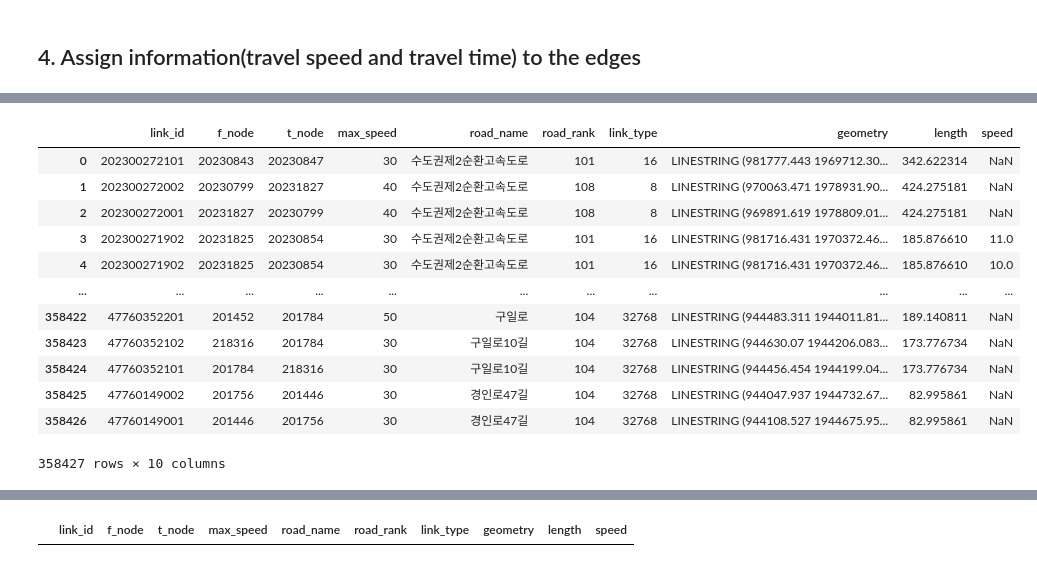
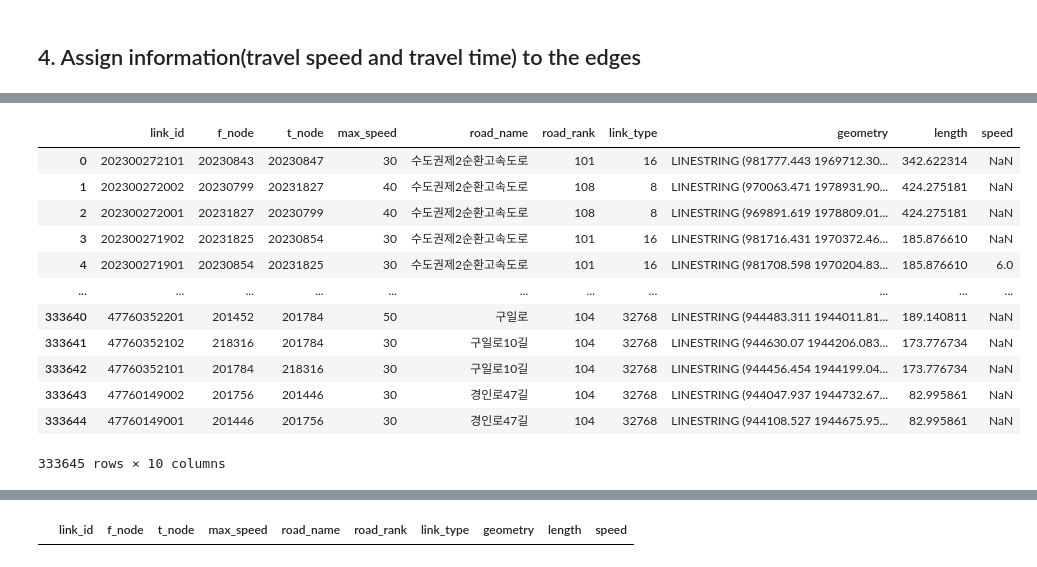
Before and after one commit to sogs03/GTFStest, a Jupyter notebook: create_network.ipynb, the cells around one changed output, grey strips where cells are left out. Cells and saved outputs as stored; diff of their text form; code cells hidden in the pictures.

```diff
--- a/create_network.ipynb
+++ b/create_network.ipynb
@@ -242,7 +242,12 @@ speed_incheon = pd.read_csv('./data/PercentileSpeed_202309_incheon.csv')
 
 print(speed_gyeonggi.index.nunique(), speed_seoul.index.nunique(), speed_incheon.index.nunique())
 speed_df = pd.concat([speed_seoul, speed_gyeonggi, speed_incheon])
-speed_df = speed_df.loc[speed_df['주요시간대'] == 8].reset_index(drop=True)
-speed_df
+
+speed_df_7 = speed_df.loc[speed_df['주요시간대'] == 7].reset_index(drop=True)
+speed_df_8 = speed_df.loc[speed_df['주요시간대'] == 8].reset_index(drop=True)
+speed_df_11 = speed_df.loc[speed_df['주요시간대'] == 11].reset_index(drop=True)
+speed_df_12 = speed_df.loc[speed_df['주요시간대'] == 12].reset_index(drop=True)
+speed_df_17 = speed_df.loc[speed_df['주요시간대'] == 17].reset_index(drop=True)
+speed_df_18 = speed_df.loc[speed_df['주요시간대'] == 18].reset_index(drop=True)
 # %% [output]
 24039 4291 1462
@@ -283,18 +291,24 @@ speed_df
 # %%
 # Merge the spped data with the edges data
-edges_gdf = edges_gdf.merge(speed_df, on='link_id', how='left')
-edges_gdf
+edges_gdf_7 = edges_gdf.merge(speed_df_7, on='link_id', how='left')
+edges_gdf_8 = edges_gdf.merge(speed_df_8, on='link_id', how='left')
+edges_gdf_11 = edges_gdf.merge(speed_df_11, on='link_id', how='left')
+edges_gdf_12 = edges_gdf.merge(speed_df_12, on='link_id', how='left')
+edges_gdf_17 = edges_gdf.merge(speed_df_17, on='link_id', how='left')
+edges_gdf_18 = edges_gdf.merge(speed_df_18, on='link_id', how='left')
+
+edges_gdf_7
 # %% [output]
 |  | link_id | f_node | t_node | max_speed | road_name | road_rank | link_type | geometry | length | speed |
 | 0 | 202300272101 | 20230843 | 20230847 | 30 | 수도권제2순환고속도로 | 101 | 16 | LINESTRING (981777.443 1969712.30... | 342.622314 | NaN |
 | 1 | 202300272002 | 20230799 | 20231827 | 40 | 수도권제2순환고속도로 | 108 | 8 | LINESTRING (970063.471 1978931.90... | 424.275181 | NaN |
 | 2 | 202300272001 | 20231827 | 20230799 | 40 | 수도권제2순환고속도로 | 108 | 8 | LINESTRING (969891.619 1978809.01... | 424.275181 | NaN |
-| 3 | 202300271902 | 20231825 | 20230854 | 30 | 수도권제2순환고속도로 | 101 | 16 | LINESTRING (981716.431 1970372.46... | 185.876610 | 11.0 |
-| 4 | 202300271902 | 20231825 | 20230854 | 30 | 수도권제2순환고속도로 | 101 | 16 | LINESTRING (981716.431 1970372.46... | 185.876610 | 10.0 |
+| 3 | 202300271902 | 20231825 | 20230854 | 30 | 수도권제2순환고속도로 | 101 | 16 | LINESTRING (981716.431 1970372.46... | 185.876610 | NaN |
+| 4 | 202300271901 | 20230854 | 20231825 | 30 | 수도권제2순환고속도로 | 101 | 16 | LINESTRING (981708.598 1970204.83... | 185.876610 | 6.0 |
 | ... | ... | ... | ... | ... | ... | ... | ... | ... | ... | ... |
-| 358422 | 47760352201 | 201452 | 201784 | 50 | 구일로 | 104 | 32768 | LINESTRING (944483.311 1944011.81... | 189.140811 | NaN |
-| 358423 | 47760352102 | 218316 | 201784 | 30 | 구일로10길 | 104 | 32768 | LINESTRING (944630.07 1944206.083... | 173.776734 | NaN |
-| 358424 | 47760352101 | 201784 | 218316 | 30 | 구일로10길 | 104 | 32768 | LINESTRING (944456.454 1944199.04... | 173.776734 | NaN |
-| 358425 | 47760149002 | 201756 | 201446 | 30 | 경인로47길 | 104 | 32768 | LINESTRING (944047.937 1944732.67... | 82.995861 | NaN |
-| 358426 | 47760149001 | 201446 | 201756 | 30 | 경인로47길 | 104 | 32768 | LINESTRING (944108.527 1944675.95... | 82.995861 | NaN |
+| 333640 | 47760352201 | 201452 | 201784 | 50 | 구일로 | 104 | 32768 | LINESTRING (944483.311 1944011.81... | 189.140811 | NaN |
+| 333641 | 47760352102 | 218316 | 201784 | 30 | 구일로10길 | 104 | 32768 | LINESTRING (944630.07 1944206.083... | 173.776734 | NaN |
+| 333642 | 47760352101 | 201784 | 218316 | 30 | 구일로10길 | 104 | 32768 | LINESTRING (944456.454 1944199.04... | 173.776734 | NaN |
+| 333643 | 47760149002 | 201756 | 201446 | 30 | 경인로47길 | 104 | 32768 | LINESTRING (944047.937 1944732.67... | 82.995861 | NaN |
+| 333644 | 47760149001 | 201446 | 201756 | 30 | 경인로47길 | 104 | 32768 | LINESTRING (944108.527 1944675.95... | 82.995861 | NaN |
-358427 rows × 10 columns
+333645 rows × 10 columns
```
Also changed, not shown: parts of 29 cells of this notebook.
